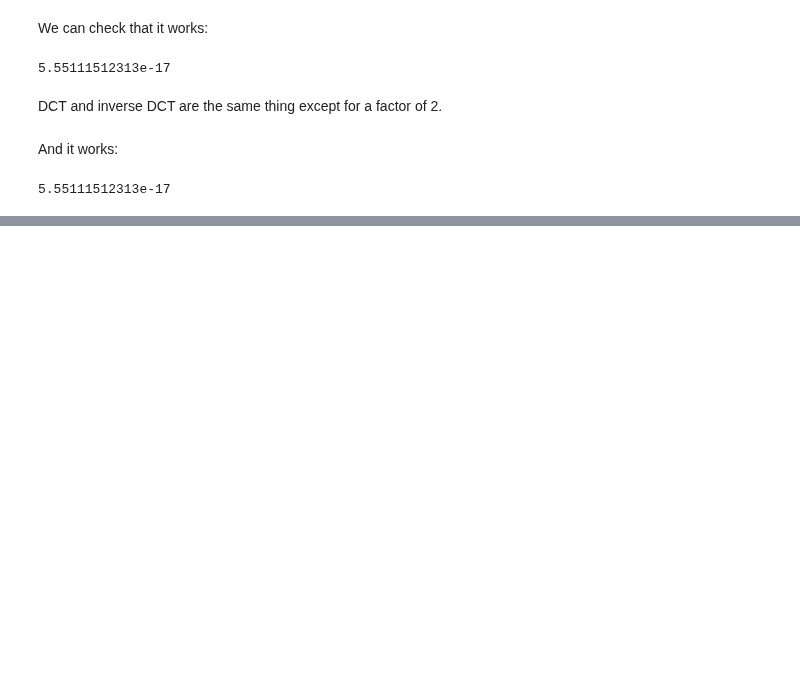
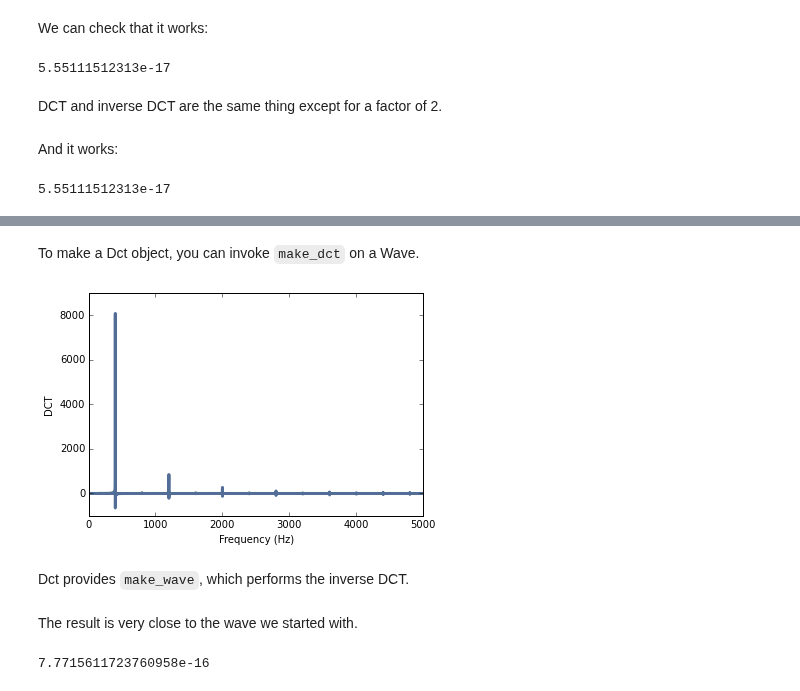
Before and after one commit to AllenDowney/ThinkDSP, a Jupyter notebook: code/chap06.ipynb, the cells around one changed output, grey strips where cells are left out. Cells and saved outputs as stored; diff of their text form; code cells hidden in the pictures; blank space fills up the shorter version.

```diff
--- a/code/chap06.ipynb
+++ b/code/chap06.ipynb
@@ -211,0 +219,4 @@ print(max(abs(amps - amps2)))
+# %%
+signal = thinkdsp.TriangleSignal(freq=400)
+wave = signal.make_wave(duration=1.0, framerate=10000)
+wave.make_audio()
@@ -211,0 +225,10 @@ print(max(abs(amps - amps2)))
+# %% [markdown]
+To make a Dct object, you can invoke `make_dct` on a Wave.
+# %%
+dct = wave.make_dct()
+dct.plot()
+thinkplot.config(xlabel='Frequency (Hz)', ylabel='DCT')
+# %% [output]
+[figure, added]
+# %% [markdown]
+Dct provides `make_wave`, which performs the inverse DCT.
@@ -211,0 +237,6 @@ print(max(abs(amps - amps2)))
+# %% [markdown]
+The result is very close to the wave we started with.
+# %%
+max(abs(wave.ys-wave2.ys))
+# %% [output]
+7.7715611723760958e-16
```
Also changed, not shown: parts of 23 cells of this notebook, 1 other file.
